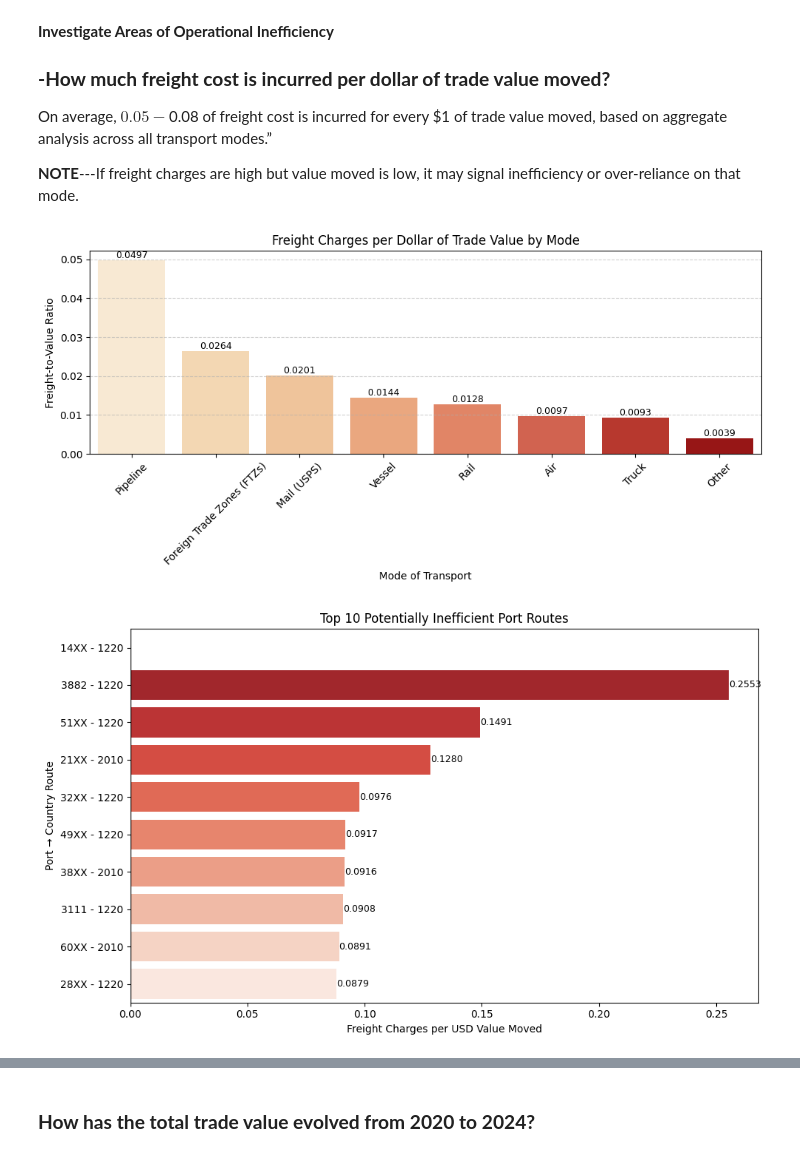
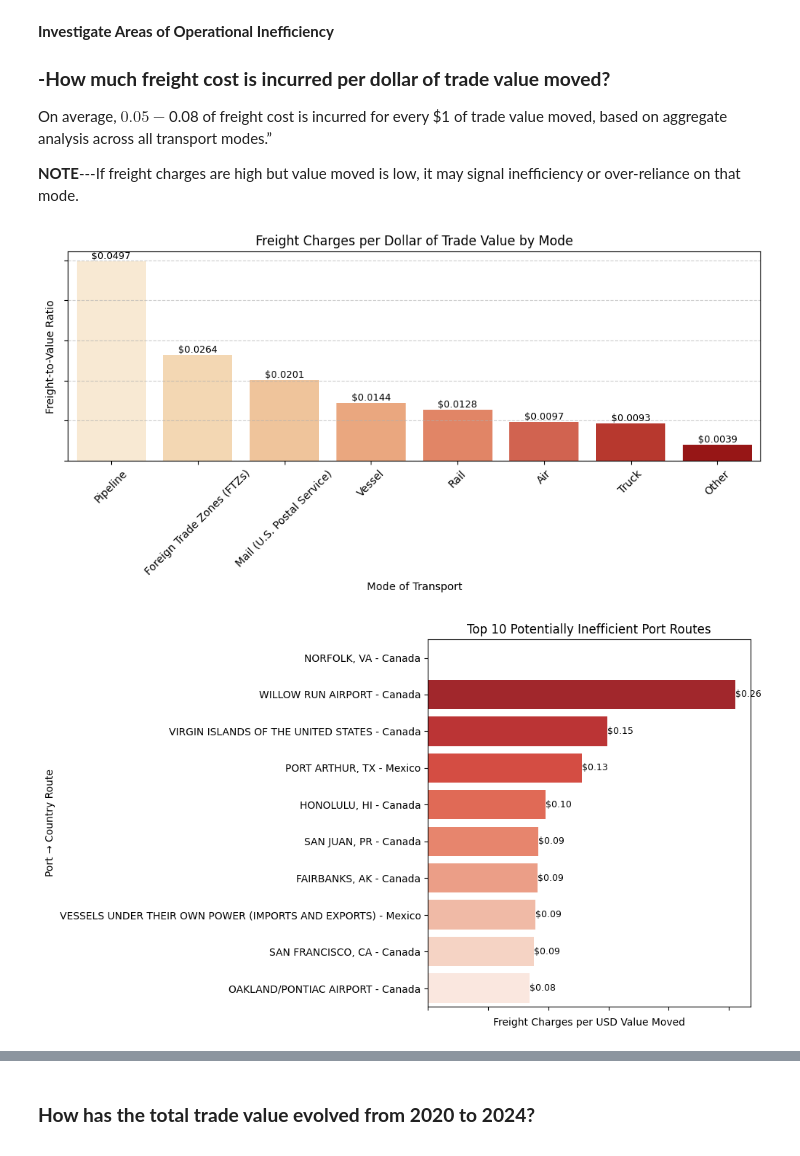
Before and after one commit to solo-007/TransBorder-Freight-Data-Analysis, a Jupyter notebook: Transborder_Freight_DataAnalysis.ipynb, the cells around one changed output, grey strips where cells are left out. Drawn from its saved outputs; the diff is of its cells as text; code cells hidden in the pictures.

```diff
--- a/Transborder_Freight_DataAnalysis.ipynb
+++ b/Transborder_Freight_DataAnalysis.ipynb
@@ -716,4 +1167,8 @@ Use the National Level Summary (dot1) for answering this question.
 
 **Why?**
 The national-level data aggregates all states and ports, giving the most complete, high-level view of transportation trends across the U.S.–Canada–Mexico trade system.
+# %%
+df_dot1 = pd.read_csv("C:/Users/solos/Downloads/data/new/df_dot1_mapped.csv")
+df_dot2 = pd.read_csv("C:/Users/solos/Downloads/data/new/df_dot2_mapped.csv")
+df_dot3 = pd.read_csv("C:/Users/solos/Downloads/data/new/df_dot3_mapped.csv")
 # %%
@@ -1064,27 +1572,23 @@ plt.show()
 # %%
-import matplotlib.pyplot as plt
-import seaborn as sns
-
 # Group by TRDTYPE and DISAGMOT, sum VALUE
 trade_mode_split = df_dot1.groupby(['TRDTYPE', 'DISAGMOT'])['VALUE'].sum().reset_index()
 
-# Replace TRDTYPE codes with readable labels
-trade_mode_split['TRDTYPE'] = trade_mode_split['TRDTYPE'].replace({1: 'Export', 2: 'Import'})
+# Convert VALUE to billions
+trade_mode_split['VALUE'] = trade_mode_split['VALUE'] / 1e9
 
 # Plot
 plt.figure(figsize=(12, 6))
 ax = sns.barplot(data=trade_mode_split, x='DISAGMOT', y='VALUE', hue='TRDTYPE', palette='Set2')
 
-# Add data labels
+# Add data labels in billions
 for p in ax.patches:
     height = p.get_height()
     if not pd.isna(height):
         ax.text(p.get_x() + p.get_width() / 2,
                 height,
-                f'{height:,.0f}',
+                f'{height:,.2f}B',
                 ha='center', va='bottom',
-                fontsize=9, color='black',rotation=90)
-
+                fontsize=9, color='black', rotation=0)
 # Final touches
 plt.title("Mode of Transport by Trade Type (Import vs Export)")
 plt.xlabel("Mode of Transport")
@@ -1092,5 +1596,6 @@ plt.ylabel("Total Trade Value (USD)")
 plt.grid(axis='y', linestyle='--', alpha=0.6)
 plt.legend(title='Trade Type')
 plt.tight_layout()
+plt.gca().set_yticklabels([])
 plt.show()
 # %% [output]
@@ -1120,7 +1625,7 @@ for bar in ax.patches:
     height = bar.get_height()
     if not pd.isna(height):
         ax.text(bar.get_x() + bar.get_width() / 2, height,
-                f'{height:.4f}', ha='center', va='bottom', fontsize=9, color='black')
+                f'${height:.4f}', ha='center', va='bottom', fontsize=9, color='black')
 
 # Rotate x-axis labels
 plt.xticks(rotation=45)
@@ -1131,43 +1636,49 @@ plt.ylabel("Freight-to-Value Ratio")
 plt.xlabel("Mode of Transport")
 plt.grid(axis='y', linestyle='--', alpha=0.6)
 plt.tight_layout()
+plt.gca().set_yticklabels([])
 plt.show()
 # %% [output]
-[figure, old version]
+[figure, new version]
 # %%
+# Create new column for PORT_ROUTE
+df_dot3['PORT_ROUTE'] = df_dot3['DEPE'].astype(str) + ' - ' + df_dot3['COUNTRY'].astype(str)
+
 # Create Freight_to_Value metric
 df_dot3['Freight_to_Value'] = df_dot3['FREIGHT_CHARGES'] / df_dot3['VALUE']
 
 # Aggregate by route (you can modify how PORT_ROUTE is constructed if needed)
 route_summary = df_dot3.groupby('PORT_ROUTE')['Freight_to_Value'].mean().reset_index()
 
 # Get Top 10 inefficient routes
 top_inefficient_routes = route_summary.sort_values(by='Freight_to_Value', ascending=False).head(10)
 
 # Plot
 plt.figure(figsize=(10, 6))
 ax = sns.barplot(data=top_inefficient_routes,
                  x='Freight_to_Value',
                  y='PORT_ROUTE',
                  palette='Reds_r')
 
 # Add data labels
 for bar in ax.patches:
     width = bar.get_width()
     if not pd.isna(width):
         ax.text(width, bar.get_y() + bar.get_height() / 2,
-                f'{width:.4f}',
+                f'${width:.2f}',
                 ha='left', va='center',
                 fontsize=9, color='black')
 
 # Final touches
 plt.title("Top 10 Potentially Inefficient Port Routes")
 plt.xlabel("Freight Charges per USD Value Moved")
 plt.ylabel("Port → Country Route")
 plt.tight_layout()
+plt.gca().set_xticklabels([])
+
 plt.show()
 # %% [output]
-[figure, old version]
+[figure, new version]
 # %%
 # Sort and select bottom 10 states by total VALUE
 low_util_states = df_dot1.groupby('USASTATE').agg({
```
Also changed, not shown: parts of 57 cells of this notebook.
